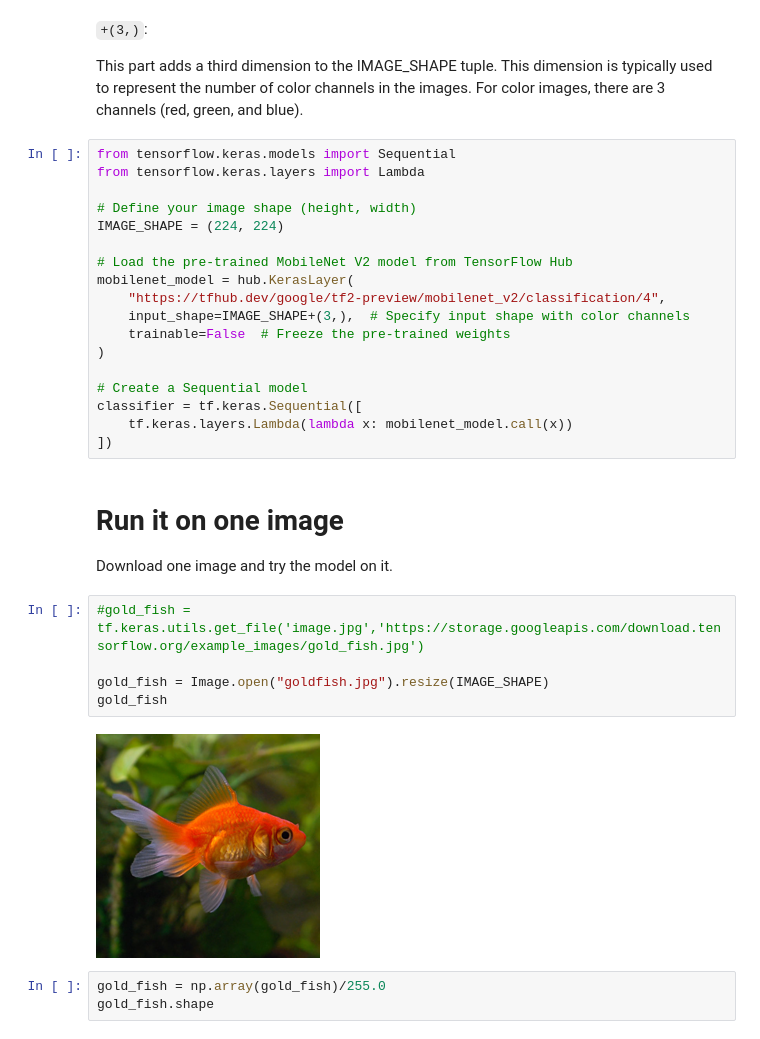
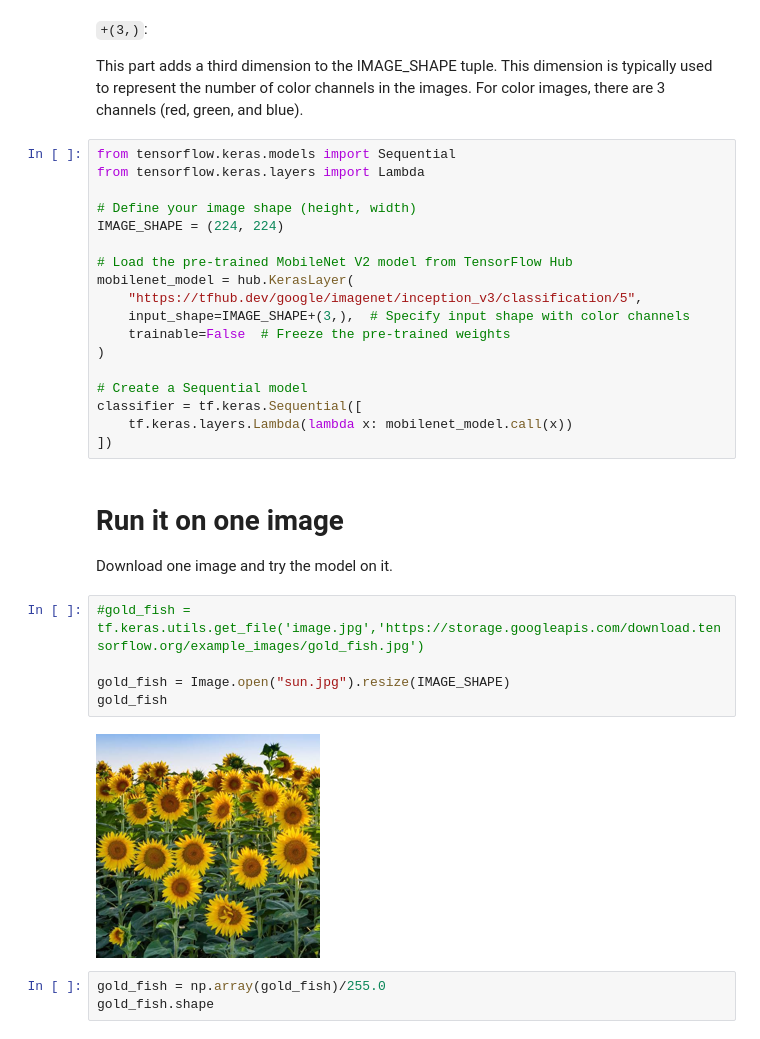
Before and after one commit to SudhanvaMS2004/Deep_Learning_Fundamentals, a Jupyter notebook: cnn_transfer_learning_DISTRI.ipynb, the cells around one changed output. Drawn from its saved outputs; the diff is of its cells as text.

```diff
--- a/cnn_transfer_learning_DISTRI.ipynb
+++ b/cnn_transfer_learning_DISTRI.ipynb
@@ -111,7 +111,7 @@ IMAGE_SHAPE = (224, 224)
 
 # Load the pre-trained MobileNet V2 model from TensorFlow Hub
 mobilenet_model = hub.KerasLayer(
-    "https://tfhub.dev/google/tf2-preview/mobilenet_v2/classification/4",
+    "https://tfhub.dev/google/imagenet/inception_v3/classification/5",
     input_shape=IMAGE_SHAPE+(3,),  # Specify input shape with color channels
     trainable=False  # Freeze the pre-trained weights
 )
@@ -127,10 +127,10 @@ Download one image and try the model on it.
 # %%
 #gold_fish = tf.keras.utils.get_file('image.jpg','https://storage.googleapis.com/download.tensorflow.org/example_images/gold_fish.jpg')
 
-gold_fish = Image.open("goldfish.jpg").resize(IMAGE_SHAPE)
+gold_fish = Image.open("sun.jpg").resize(IMAGE_SHAPE)
 gold_fish
 # %% [output]
-[figure, old version]
+[figure, new version]
 # %%
 gold_fish = np.array(gold_fish)/255.0
 gold_fish.shape
```
Also changed, not shown: parts of 8 cells of this notebook.
